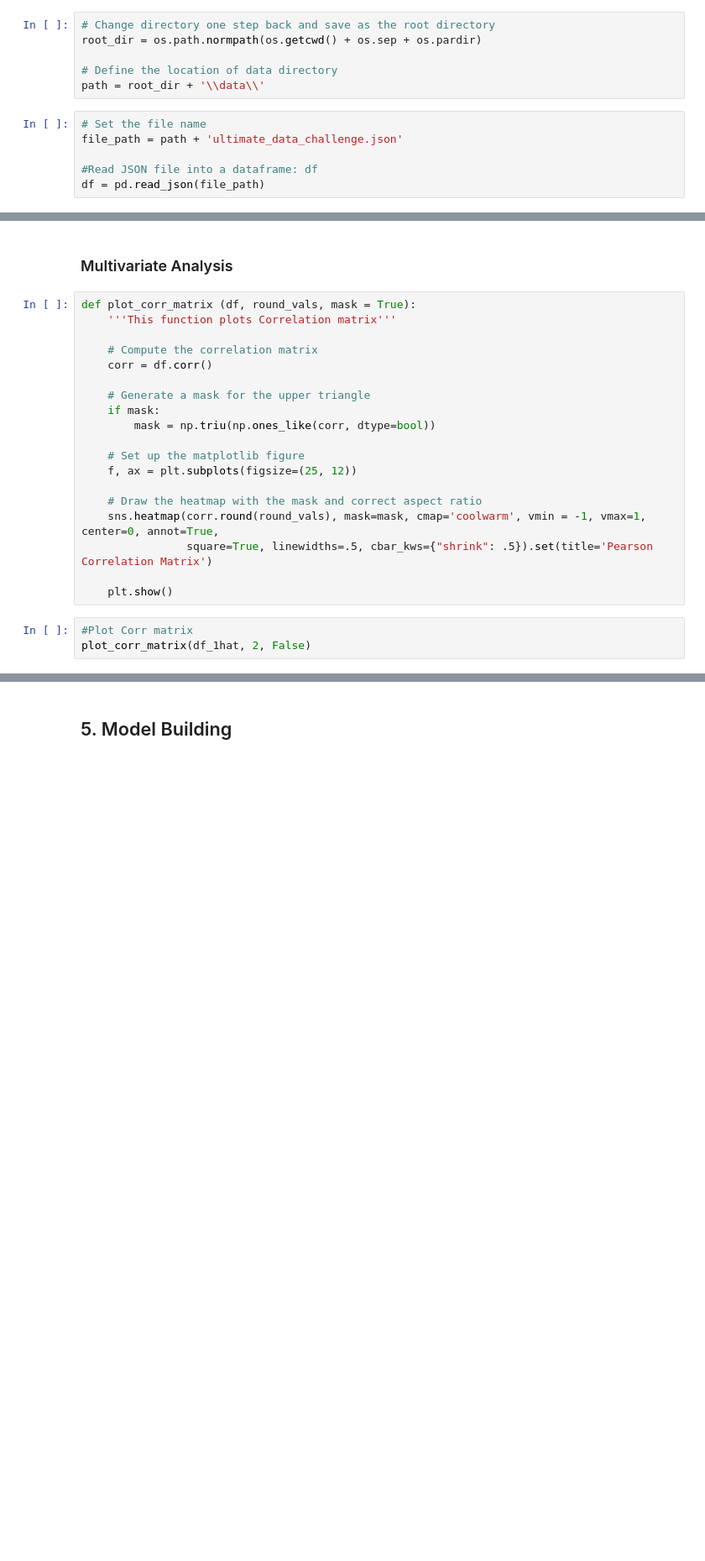
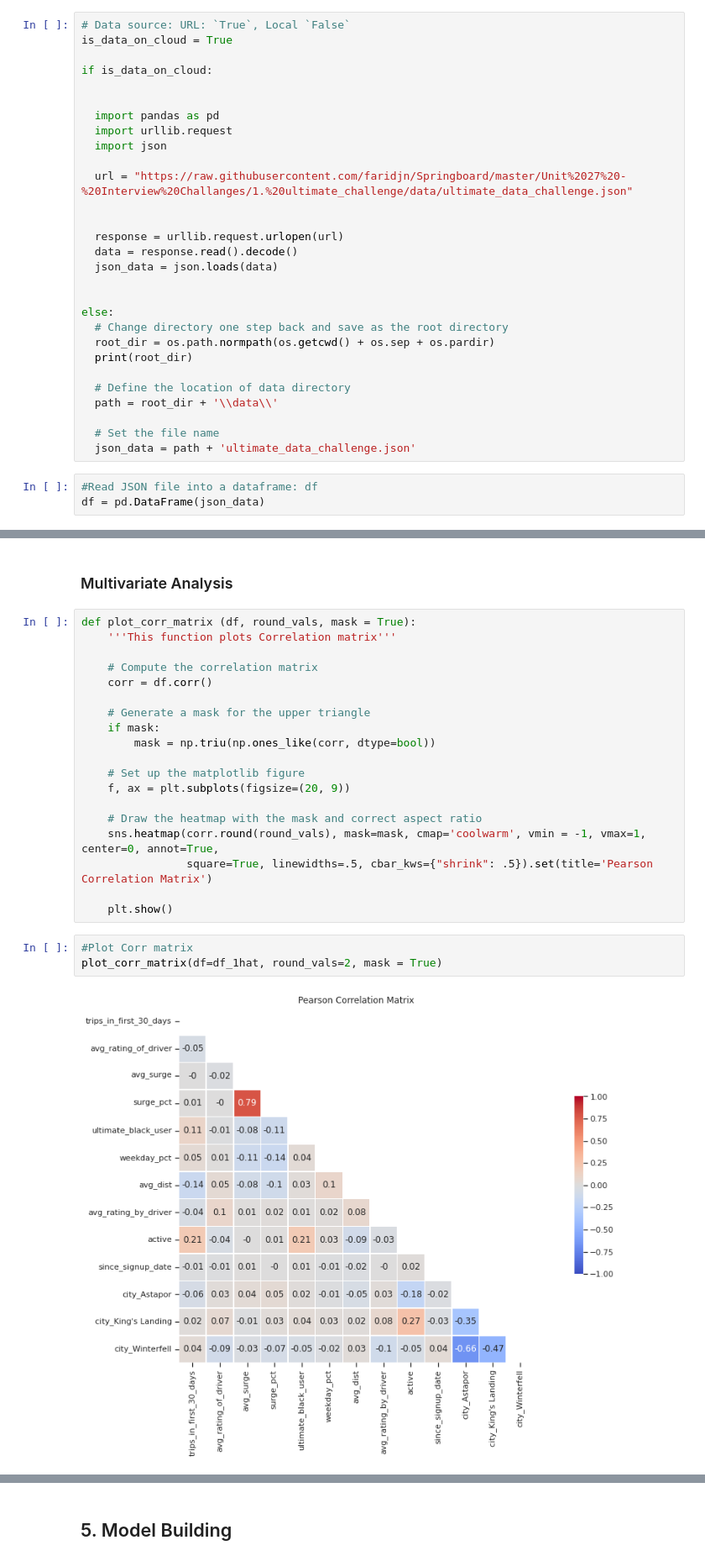
Before and after one commit to faridjn/-Springboard-7_2_5_API-Mini-Project, a Jupyter notebook: Unit 27 - Interview Challanges/1. ultimate_challenge/notebooks/Ultimate Challenge - Part 3.ipynb, the cells around one changed output, grey strips where cells are left out. Shown at 84% size. Cells and saved outputs as stored; diff of their text form; blank space fills up the shorter version.

```diff
--- a/Unit 27 - Interview Challanges/1. ultimate_challenge/notebooks/Ultimate Challenge - Part 3.ipynb
+++ b/Unit 27 - Interview Challanges/1. ultimate_challenge/notebooks/Ultimate Challenge - Part 3.ipynb
@@ -59,17 +82,37 @@ ModuleNotFoundError: No module named 'zipp'
 # %% [markdown]
 ### Read Data
 # %%
-# Change directory one step back and save as the root directory
-root_dir = os.path.normpath(os.getcwd() + os.sep + os.pardir)
+# Data source: URL: `True`, Local `False`
+is_data_on_cloud = True
 
-# Define the location of data directory
-path = root_dir + '\\data\\'
+if is_data_on_cloud:
+
+
+  import pandas as pd
+  import urllib.request
+  import json
+
+  url = "https://raw.githubusercontent.com/faridjn/Springboard/master/Unit%2027%20-%20Interview%20Challanges/1.%20ultimate_challenge/data/ultimate_data_challenge.json"
+
+
+  response = urllib.request.urlopen(url)
+  data = response.read().decode()
+  json_data = json.loads(data)
+
+
+else:
+  # Change directory one step back and save as the root directory
+  root_dir = os.path.normpath(os.getcwd() + os.sep + os.pardir)
+  print(root_dir)
+
+  # Define the location of data directory
+  path = root_dir + '\\data\\'
+
+  # Set the file name
+  json_data = path + 'ultimate_data_challenge.json'
 # %%
-# Set the file name
-file_path = path + 'ultimate_data_challenge.json'
-
 #Read JSON file into a dataframe: df
-df = pd.read_json(file_path)
+df = pd.DataFrame(json_data)
 # %% [markdown]
 ## 3. Data Wrangling
 # %% [markdown]
@@ -301,7 +469,7 @@ def plot_corr_matrix (df, round_vals, mask = True):
         mask = np.triu(np.ones_like(corr, dtype=bool))
 
     # Set up the matplotlib figure
-    f, ax = plt.subplots(figsize=(25, 12))
+    f, ax = plt.subplots(figsize=(20, 9))
 
     # Draw the heatmap with the mask and correct aspect ratio
     sns.heatmap(corr.round(round_vals), mask=mask, cmap='coolwarm', vmin = -1, vmax=1, center=0, annot=True,
@@ -310,5 +478,7 @@ def plot_corr_matrix (df, round_vals, mask = True):
     plt.show()
 # %%
 #Plot Corr matrix
-plot_corr_matrix(df_1hat, 2, False)
+plot_corr_matrix(df=df_1hat, round_vals=2, mask = True)
+# %% [output]
+[figure, added]
 # %%
```
Also changed, not shown: parts of 23 cells of this notebook.
